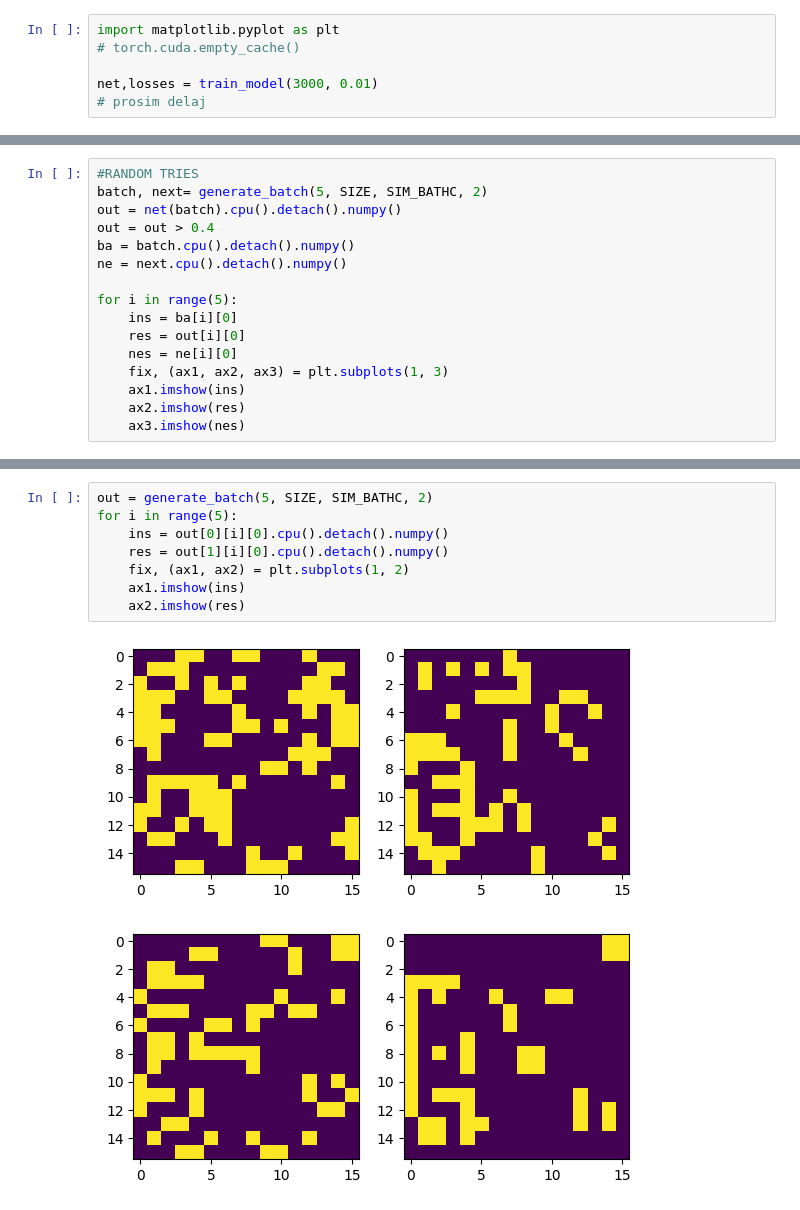
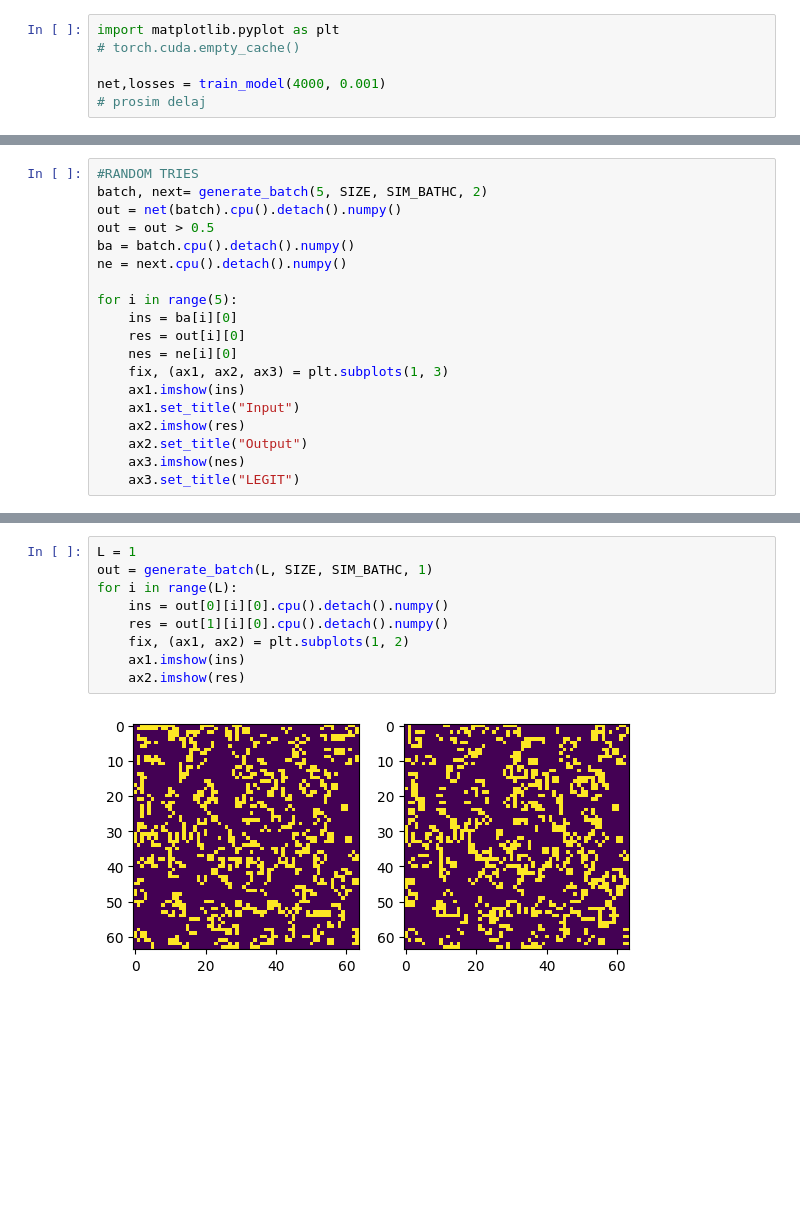
Before and after one commit to LanVukusic/convLife, a Jupyter notebook: main.ipynb, the cells around one changed output, grey strips where cells are left out. Drawn from its saved outputs; the diff is of its cells as text; blank space fills up the shorter version.

```diff
--- a/main.ipynb
+++ b/main.ipynb
@@ -82,6 +102,6 @@ def train_model(epochs, lr):
 import matplotlib.pyplot as plt
 # torch.cuda.empty_cache()
 
-net,losses = train_model(3000, 0.01)
+net,losses = train_model(4000, 0.001)
 # prosim delaj
 # %% [output]
@@ -99,7 +127,7 @@ plt.show()
 #RANDOM TRIES
 batch, next= generate_batch(5, SIZE, SIM_BATHC, 2)
 out = net(batch).cpu().detach().numpy()
-out = out > 0.4
+out = out > 0.5
 ba = batch.cpu().detach().numpy()
 ne = next.cpu().detach().numpy()
 
@@ -109,6 +137,9 @@ for i in range(5):
     nes = ne[i][0]
     fix, (ax1, ax2, ax3) = plt.subplots(1, 3)
     ax1.imshow(ins)
+    ax1.set_title("Input")
     ax2.imshow(res)
+    ax2.set_title("Output")
     ax3.imshow(nes)
+    ax3.set_title("LEGIT")
 # %% [output]
@@ -120,11 +151,11 @@ for i in range(5):
 # %%
-out = generate_batch(5, SIZE, SIM_BATHC, 2)
-for i in range(5):
+L = 1
+out = generate_batch(L, SIZE, SIM_BATHC, 1)
+for i in range(L):
     ins = out[0][i][0].cpu().detach().numpy()
     res = out[1][i][0].cpu().detach().numpy()
     fix, (ax1, ax2) = plt.subplots(1, 2)
     ax1.imshow(ins)
     ax2.imshow(res)
 # %% [output]
-[figure, old version]
+[figure, new version]
-[figure, removed]
```
Also changed, not shown: parts of 7 cells of this notebook, 2 other files.
